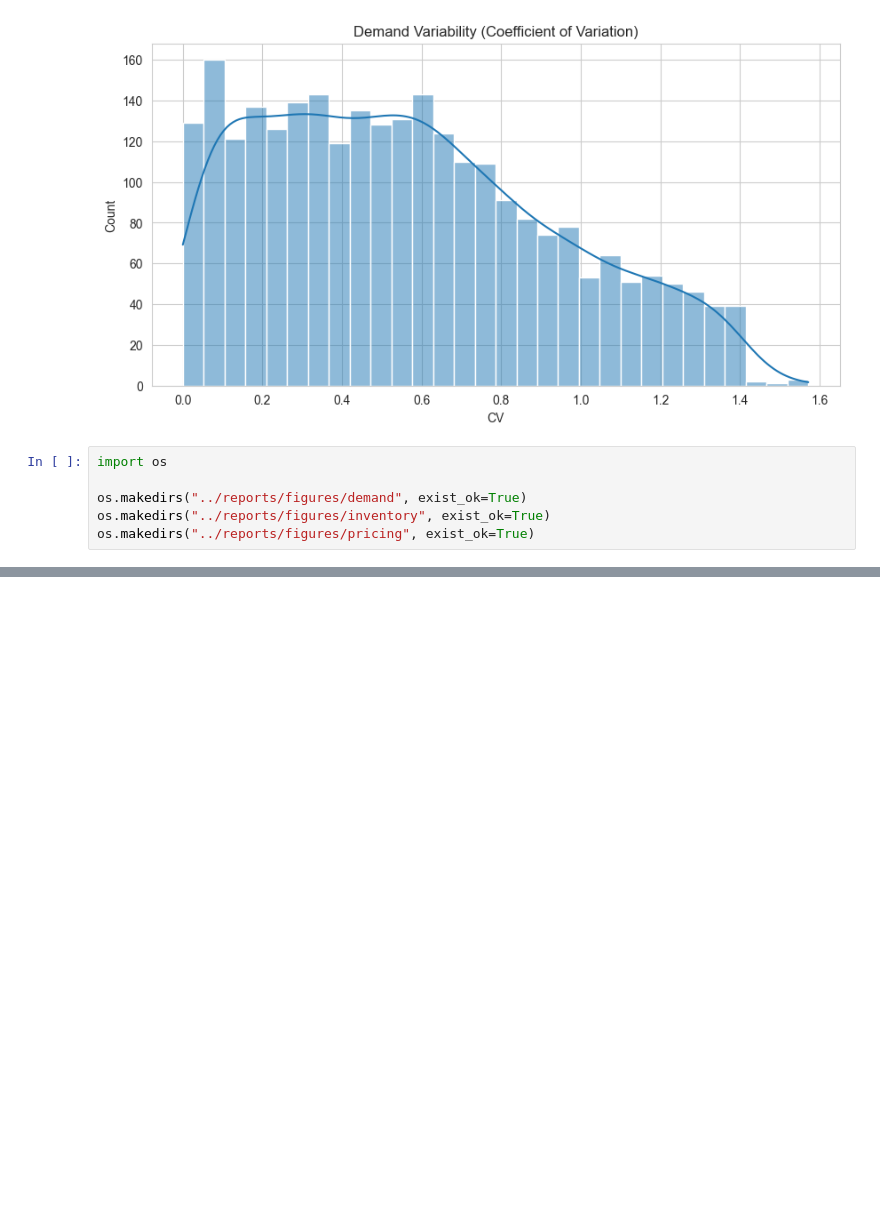
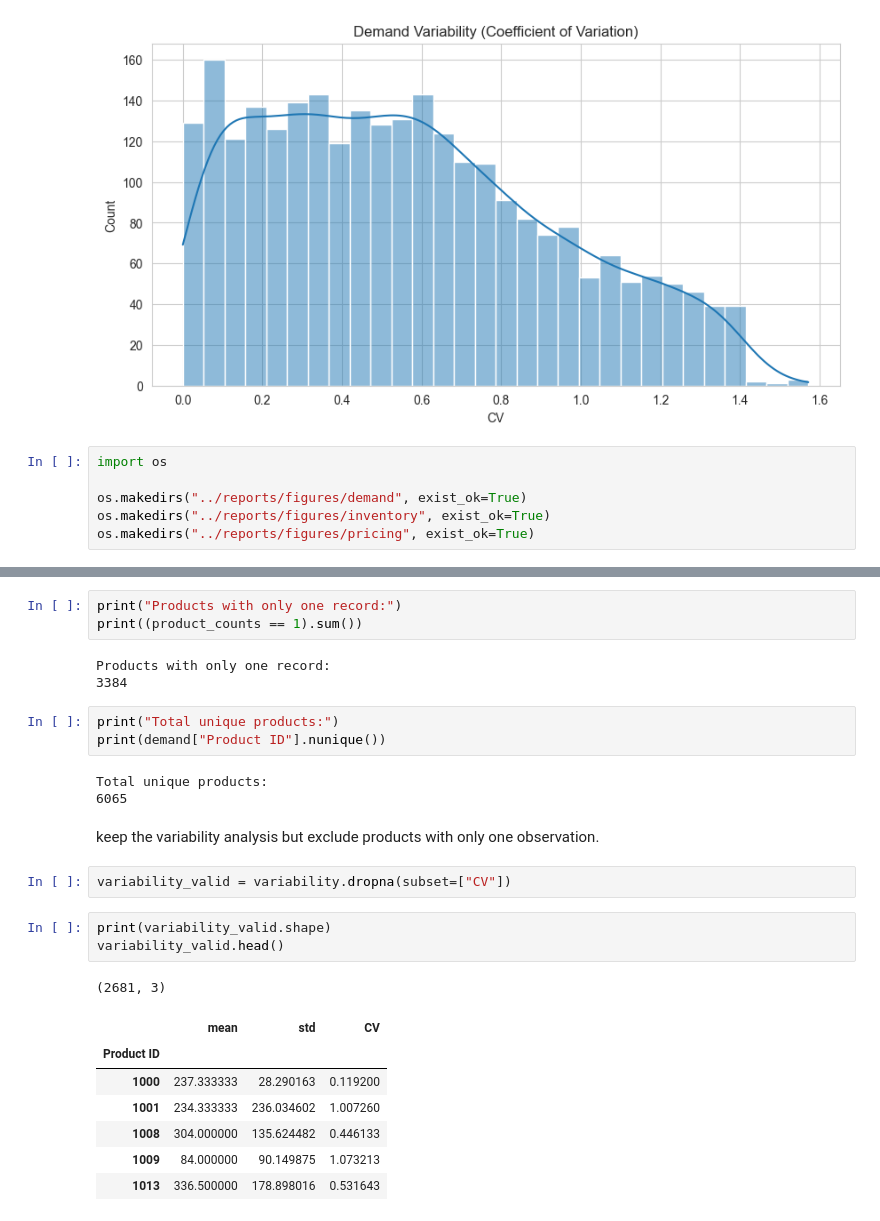
Before and after one commit to patelshivam109/Inventory_Optimization_System, a Jupyter notebook: notebooks/day1.ipynb, the cells around one changed output, grey strips where cells are left out. Saved outputs shown, nothing was run; the diff lists cells and outputs as text; blank space fills up the shorter version.

```diff
--- a/notebooks/day1.ipynb
+++ b/notebooks/day1.ipynb
@@ -615,0 +644,28 @@ os.makedirs("../reports/figures/pricing", exist_ok=True)
+# %%
+print("Products with only one record:")
+print((product_counts == 1).sum())
+# %% [output]
+Products with only one record:
+3384
+# %%
+print("Total unique products:")
+print(demand["Product ID"].nunique())
+# %% [output]
+Total unique products:
+6065
+# %% [markdown]
+keep the variability analysis but exclude products with only one observation.
+# %%
+variability_valid = variability.dropna(subset=["CV"])
+# %%
+print(variability_valid.shape)
+variability_valid.head()
+# %% [output]
+(2681, 3)
+|  | mean | std | CV |
+| Product ID |  |  |  |
+| 1000 | 237.333333 | 28.290163 | 0.119200 |
+| 1001 | 234.333333 | 236.034602 | 1.007260 |
+| 1008 | 304.000000 | 135.624482 | 0.446133 |
+| 1009 | 84.000000 | 90.149875 | 1.073213 |
+| 1013 | 336.500000 | 178.898016 | 0.531643 |
```
Also changed, not shown: parts of 14 cells of this notebook, 2 other files.
